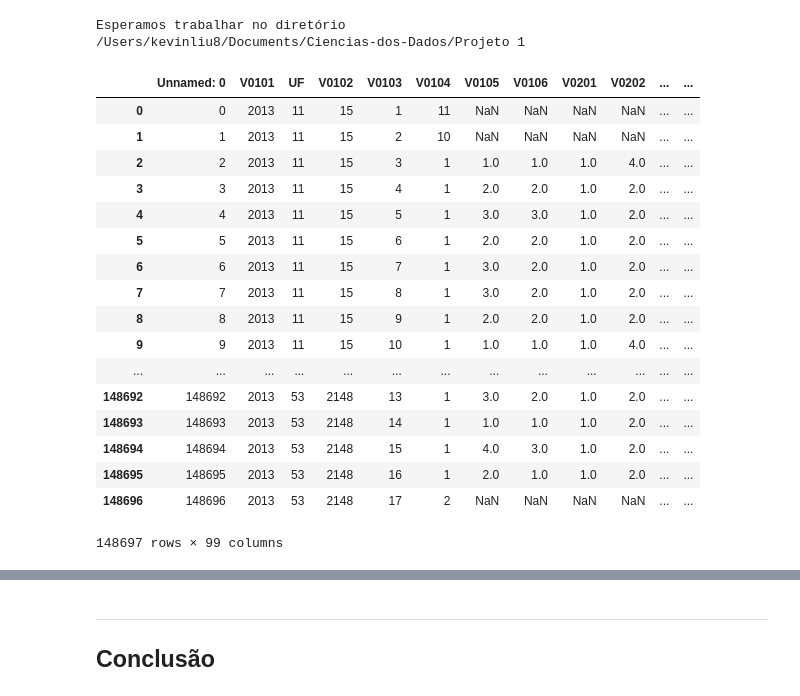
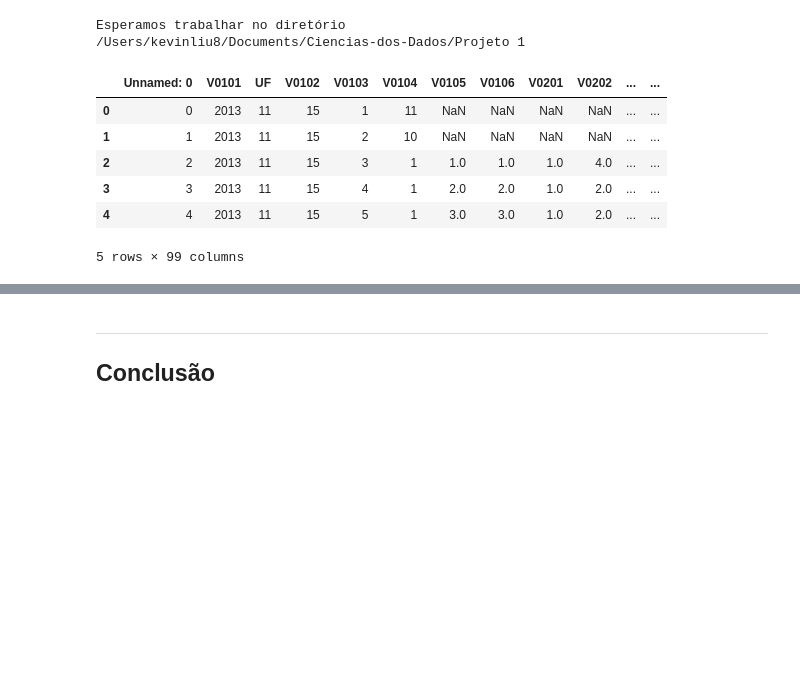
Before and after one commit to KLiuyeh/Ciencias-dos-Dados, a Jupyter notebook: Projeto 1 /Projeto1 Layout.ipynb, the cells around one changed output, grey strips where cells are left out. Saved outputs shown, nothing was run; the diff lists cells and outputs as text; code cells hidden in the pictures; blank space fills up the shorter version.

```diff
--- a/Projeto 1 /Projeto1 Layout.ipynb
+++ b/Projeto 1 /Projeto1 Layout.ipynb
@@ -28,26 +31,15 @@ Esperamos trabalhar no diretório
 # %%
 #Se usar o arquivo descompactado
 dados = pd.read_csv('DOM2013.csv',sep=',')
-dados
+dados.head()
 #Se usar o arquivo compactado como está no dropbox púbico
 #pd.read_csv('DOM2015csv.zip', compression='zip', header=0, sep=',', quotechar='"')
 # %% [output]
 |  | Unnamed: 0 | V0101 | UF | V0102 | V0103 | V0104 | V0105 | V0106 | V0201 | V0202 | ... | ... |
 | 0 | 0 | 2013 | 11 | 15 | 1 | 11 | NaN | NaN | NaN | NaN | ... | ... |
 | 1 | 1 | 2013 | 11 | 15 | 2 | 10 | NaN | NaN | NaN | NaN | ... | ... |
 | 2 | 2 | 2013 | 11 | 15 | 3 | 1 | 1.0 | 1.0 | 1.0 | 4.0 | ... | ... |
 | 3 | 3 | 2013 | 11 | 15 | 4 | 1 | 2.0 | 2.0 | 1.0 | 2.0 | ... | ... |
 | 4 | 4 | 2013 | 11 | 15 | 5 | 1 | 3.0 | 3.0 | 1.0 | 2.0 | ... | ... |
-| 5 | 5 | 2013 | 11 | 15 | 6 | 1 | 2.0 | 2.0 | 1.0 | 2.0 | ... | ... |
-| 6 | 6 | 2013 | 11 | 15 | 7 | 1 | 3.0 | 2.0 | 1.0 | 2.0 | ... | ... |
-| 7 | 7 | 2013 | 11 | 15 | 8 | 1 | 3.0 | 2.0 | 1.0 | 2.0 | ... | ... |
-| 8 | 8 | 2013 | 11 | 15 | 9 | 1 | 2.0 | 2.0 | 1.0 | 2.0 | ... | ... |
-| 9 | 9 | 2013 | 11 | 15 | 10 | 1 | 1.0 | 1.0 | 1.0 | 4.0 | ... | ... |
-| ... | ... | ... | ... | ... | ... | ... | ... | ... | ... | ... | ... | ... |
-| 148692 | 148692 | 2013 | 53 | 2148 | 13 | 1 | 3.0 | 2.0 | 1.0 | 2.0 | ... | ... |
-| 148693 | 148693 | 2013 | 53 | 2148 | 14 | 1 | 1.0 | 1.0 | 1.0 | 2.0 | ... | ... |
-| 148694 | 148694 | 2013 | 53 | 2148 | 15 | 1 | 4.0 | 3.0 | 1.0 | 2.0 | ... | ... |
-| 148695 | 148695 | 2013 | 53 | 2148 | 16 | 1 | 2.0 | 1.0 | 1.0 | 2.0 | ... | ... |
-| 148696 | 148696 | 2013 | 53 | 2148 | 17 | 2 | NaN | NaN | NaN | NaN | ... | ... |
-148697 rows × 99 columns
+5 rows × 99 columns
 # %%
```
Also changed, not shown: parts of 18 cells of this notebook.
